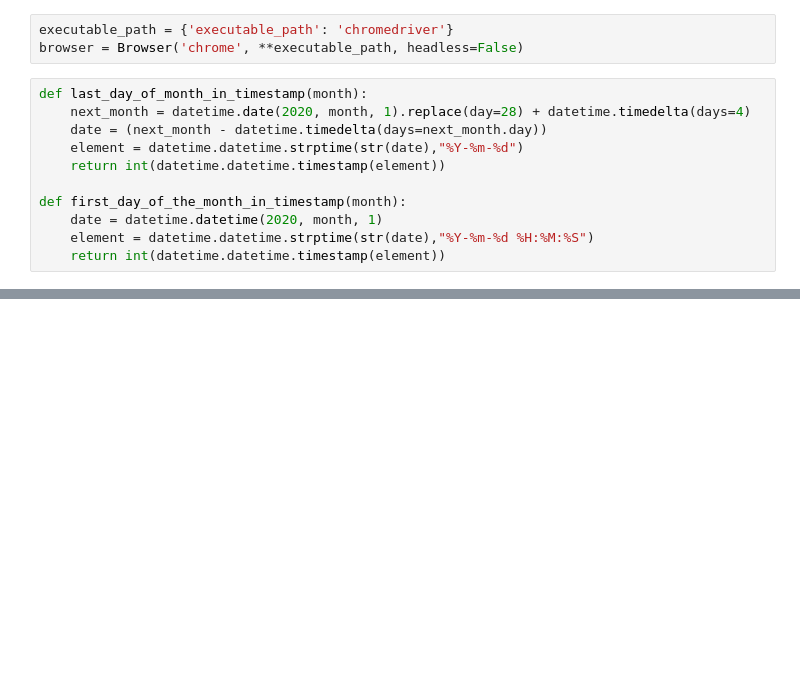
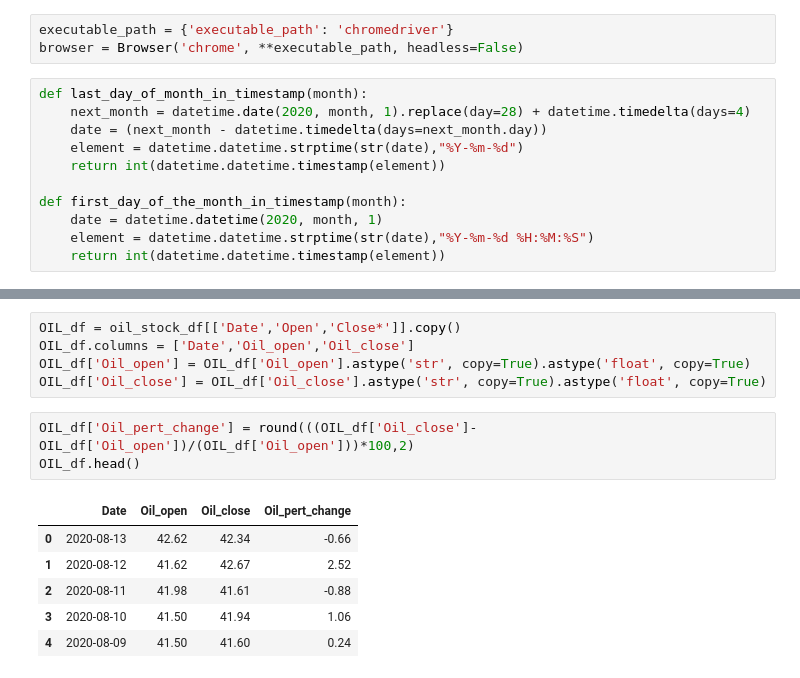
Before and after one commit to angelasivirich/Finance-Yahoo-ETL, a Jupyter notebook: Finance_Yahoo.ipynb, the cells around one changed output, grey strips where cells are left out. Saved outputs shown, nothing was run; the diff lists cells and outputs as text; blank space fills up the shorter version.

```diff
--- a/Finance_Yahoo.ipynb
+++ b/Finance_Yahoo.ipynb
@@ -66,0 +123,15 @@ gold_stock_df
+# %%
+OIL_df = oil_stock_df[['Date','Open','Close*']].copy()
+OIL_df.columns = ['Date','Oil_open','Oil_close']
+OIL_df['Oil_open'] = OIL_df['Oil_open'].astype('str', copy=True).astype('float', copy=True)
+OIL_df['Oil_close'] = OIL_df['Oil_close'].astype('str', copy=True).astype('float', copy=True)
+# %%
+OIL_df['Oil_pert_change'] = round(((OIL_df['Oil_close']-OIL_df['Oil_open'])/(OIL_df['Oil_open']))*100,2)
+OIL_df.head()
+# %% [output]
+|  | Date | Oil_open | Oil_close | Oil_pert_change |
+| 0 | 2020-08-13 | 42.62 | 42.34 | -0.66 |
+| 1 | 2020-08-12 | 41.62 | 42.67 | 2.52 |
+| 2 | 2020-08-11 | 41.98 | 41.61 | -0.88 |
+| 3 | 2020-08-10 | 41.50 | 41.94 | 1.06 |
+| 4 | 2020-08-09 | 41.50 | 41.60 | 0.24 |
```
Also changed, not shown: parts of 18 cells of this notebook.
